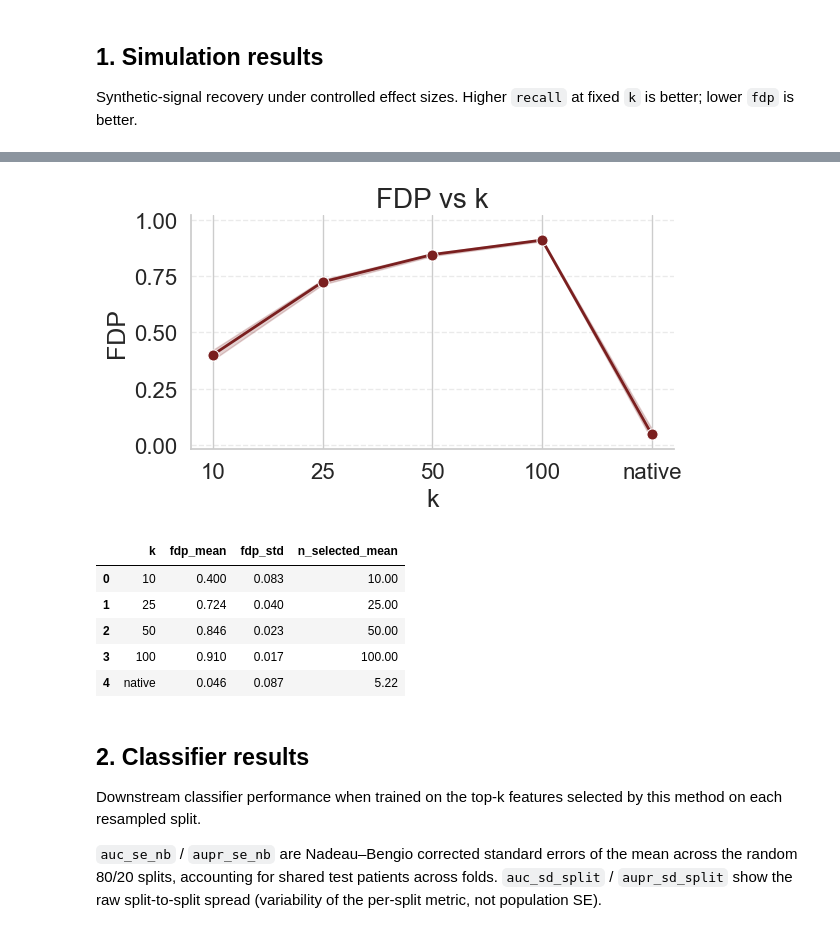
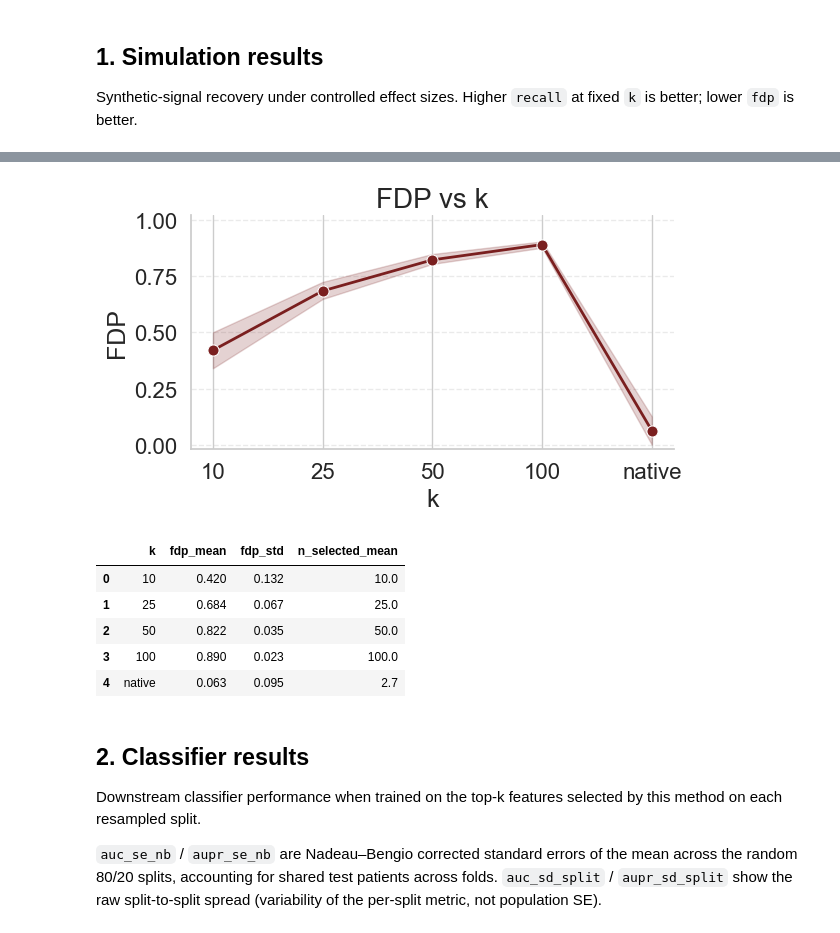
Before and after one commit to andreasjak/MSc26_Proteomics, a Jupyter notebook: notebooks/method_results.ipynb, the cells around one changed output, grey strips where cells are left out. Saved outputs shown, nothing was run; the diff lists cells and outputs as text; code cells hidden in the pictures.

```diff
--- a/notebooks/method_results.ipynb
+++ b/notebooks/method_results.ipynb
@@ -9,7 +9,7 @@ Sections:
 3. Stability diagnostics from resampling
 4. Final protein list + enrichment
 # %%
-METHOD = "random"   # change this to switch the whole notebook
+METHOD = "mi"   # change this to switch the whole notebook
 
 import json
 import sys
@@ -270,41 +276,44 @@ k_order = sorted(pd.unique(fdp_df["k"]), key=_k_sort_key)
 
 fdp_plot = fdp_df.copy()
 fdp_plot["k"] = pd.Categorical(fdp_plot["k"], categories=k_order, ordered=True)
 fdp_plot = fdp_plot.sort_values("k")
 
 fig, ax = plt.subplots(figsize=(6, 3.6))
 sns.lineplot(
     data=fdp_plot, x="k", y="fdp", estimator="mean", errorbar=("ci", 95),
     marker="o", color=PALETTE["danger"], ax=ax,
     linewidth=2, markersize=8,
 )
 ax.set_title(r"FDP vs k", fontsize=FONTSIZE_TITLE)
 ax.set_xlabel(r"k", fontsize=FONTSIZE_LABEL)
 ax.set_ylabel("FDP", fontsize=FONTSIZE_LABEL)
 ax.set_ylim(-0.02, 1.02)
 ax.tick_params(axis="both", labelsize=FONTSIZE_TICK)
 ax.spines["top"].set_visible(False)
 ax.spines["right"].set_visible(False)
 ax.grid(axis="y", linestyle="--", alpha=0.4)
 
 fig.tight_layout()
-fig.savefig("../results/figs/ttest_fdp_vs_k.pdf", bbox_inches="tight", dpi=300)
+output_dir = Path(f"../results/figs/{METHOD}")
+output_dir.mkdir(parents=True, exist_ok=True)
+
+fig.savefig(output_dir / f"{METHOD}_fdp_vs_k.pdf", bbox_inches="tight", dpi=300)
 plt.show()
 
 (
     fdp_plot.groupby("k", as_index=False, sort=False, observed=True)
     .agg(fdp_mean=("fdp", "mean"), fdp_std=("fdp", "std"),
          n_selected_mean=("n_selected", "mean"))
     .round(3)
 )
 # %% [output]
-[figure, old version]
+[figure, new version]
 |  | k | fdp_mean | fdp_std | n_selected_mean |
-| 0 | 10 | 0.400 | 0.083 | 10.00 |
-| 1 | 25 | 0.724 | 0.040 | 25.00 |
-| 2 | 50 | 0.846 | 0.023 | 50.00 |
-| 3 | 100 | 0.910 | 0.017 | 100.00 |
-| 4 | native | 0.046 | 0.087 | 5.22 |
+| 0 | 10 | 0.420 | 0.132 | 10.0 |
+| 1 | 25 | 0.684 | 0.067 | 25.0 |
+| 2 | 50 | 0.822 | 0.035 | 50.0 |
+| 3 | 100 | 0.890 | 0.023 | 100.0 |
+| 4 | native | 0.063 | 0.095 | 2.7 |
 # %% [markdown]
 ## 2. Classifier results
 
```
Also changed, not shown: parts of 21 cells of this notebook.
